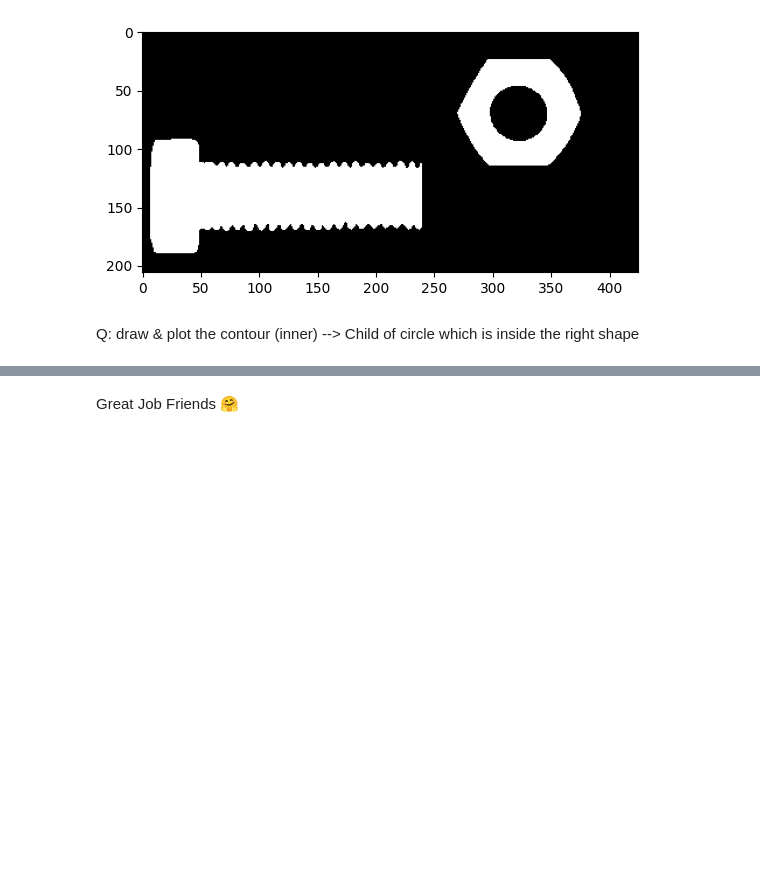
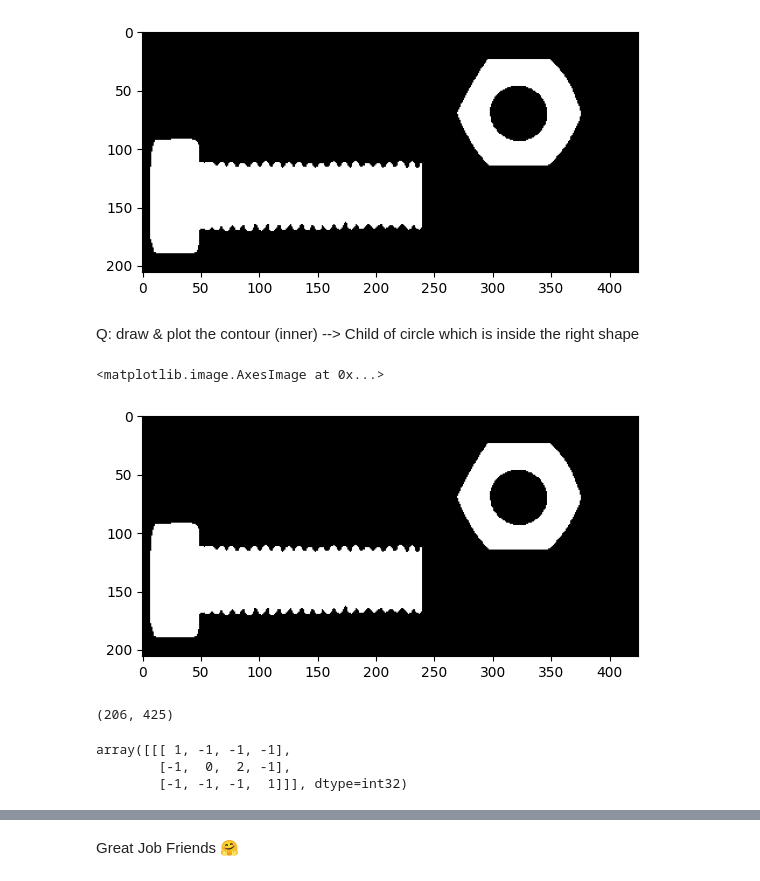
Before and after one commit to ramajaradat/image-preprocessing, a Jupyter notebook: Tasks/Task#2/task2.ipynb, the cells around one changed output, grey strips where cells are left out. Saved outputs shown, nothing was run; the diff lists cells and outputs as text; code cells hidden in the pictures; blank space fills up the shorter version.

```diff
--- a/Tasks/Task#2/task2.ipynb
+++ b/Tasks/Task#2/task2.ipynb
@@ -13,3 +14,21 @@ plt.imshow(screw)
 [figure]
 # %% [markdown]
 Q: draw & plot the contour (inner) --> Child of circle which is inside the right shape
+# %%
+screw_gray = cv2.cvtColor(screw, cv2.COLOR_BGR2GRAY)
+ret, bin_img = cv2.threshold(screw_gray, 250, 255, cv2.THRESH_BINARY)
+plt.imshow(bin_img,cmap='gray')
+# %% [output]
+<matplotlib.image.AxesImage at 0x...>
+[figure, added]
+# %%
+bin_img.shape
+# %% [output]
+(206, 425)
+# %%
+cont_list, hierarchy = cv2.findContours(bin_img, cv2.RETR_TREE, cv2.CHAIN_APPROX_SIMPLE)
+hierarchy
+# %% [output]
+array([[[ 1, -1, -1, -1],
+        [-1,  0,  2, -1],
+        [-1, -1, -1,  1]]], dtype=int32)
```
Also changed, not shown: parts of 4 cells of this notebook.
